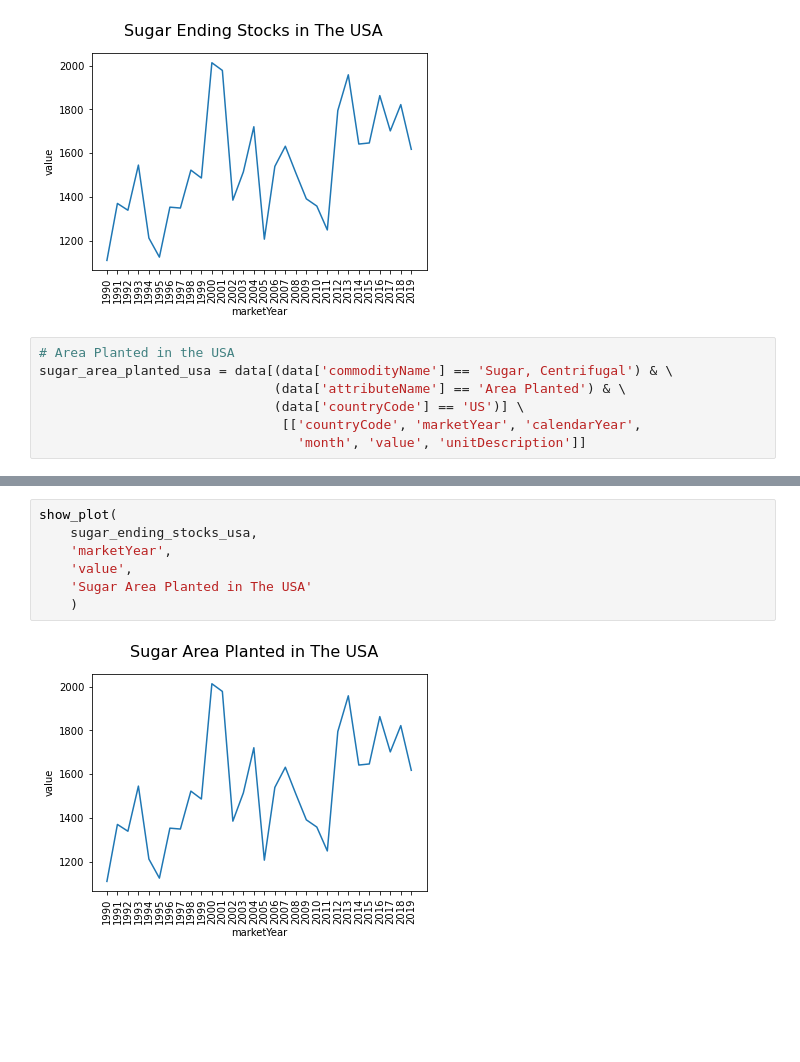
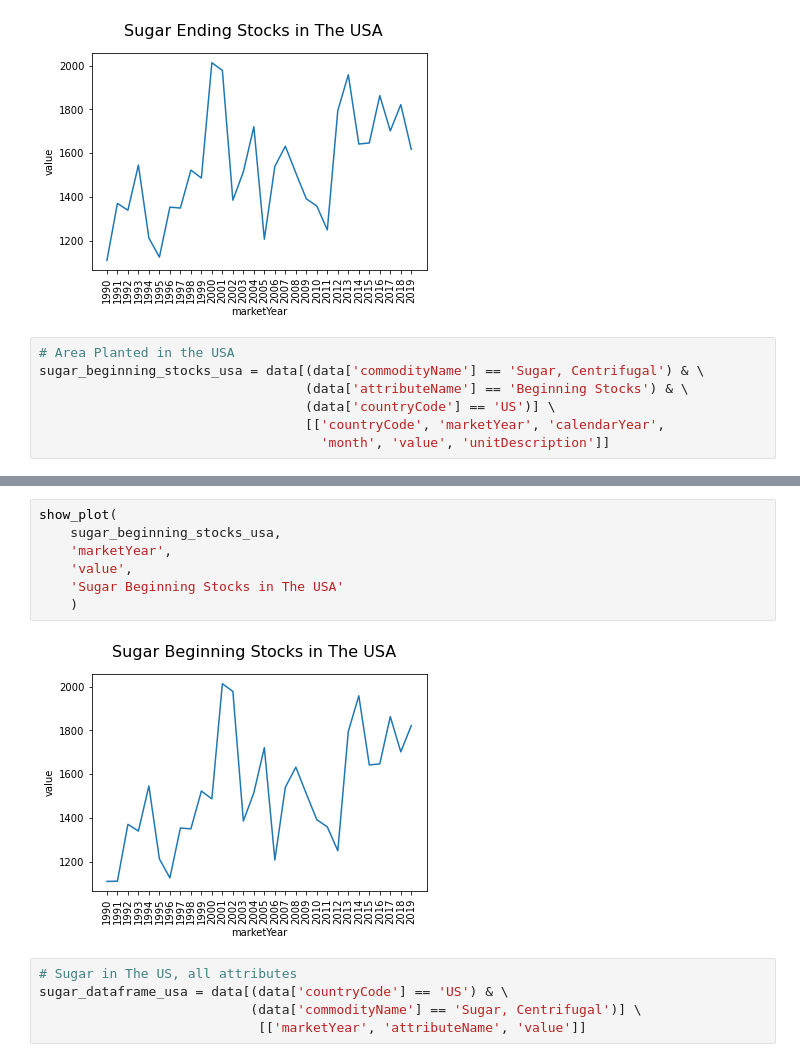
Before and after one commit to DmitriyKhodykin/AgroUS, a Jupyter notebook: notebooks/analytics.ipynb, the cells around one changed output, grey strips where cells are left out. Saved outputs shown, nothing was run; the diff lists cells and outputs as text; blank space fills up the shorter version.

```diff
--- a/notebooks/analytics.ipynb
+++ b/notebooks/analytics.ipynb
@@ -150,8 +159,8 @@ show_plot(
 [figure]
 # %%
 # Area Planted in the USA
-sugar_area_planted_usa = data[(data['commodityName'] == 'Sugar, Centrifugal') & \
-                              (data['attributeName'] == 'Area Planted') & \
-                              (data['countryCode'] == 'US')] \
-                               [['countryCode', 'marketYear', 'calendarYear',
-                                 'month', 'value', 'unitDescription']]
+sugar_beginning_stocks_usa = data[(data['commodityName'] == 'Sugar, Centrifugal') & \
+                                  (data['attributeName'] == 'Beginning Stocks') & \
+                                  (data['countryCode'] == 'US')] \
+                                  [['countryCode', 'marketYear', 'calendarYear',
+                                    'month', 'value', 'unitDescription']]
@@ -158,9 +176,14 @@ sugar_area_planted_usa = data[(data['commodityName'] == 'Sugar, Centrifugal') &
 # %%
 show_plot(
-    sugar_ending_stocks_usa,
+    sugar_beginning_stocks_usa,
     'marketYear',
     'value',
-    'Sugar Area Planted in The USA'
+    'Sugar Beginning Stocks in The USA'
     )
 # %% [output]
-[figure, old version]
+[figure, new version]
+# %%
+# Sugar in The US, all attributes
+sugar_dataframe_usa = data[(data['countryCode'] == 'US') & \
+                           (data['commodityName'] == 'Sugar, Centrifugal')] \
+                            [['marketYear', 'attributeName', 'value']]
```
Also changed, not shown: parts of 15 cells of this notebook.
